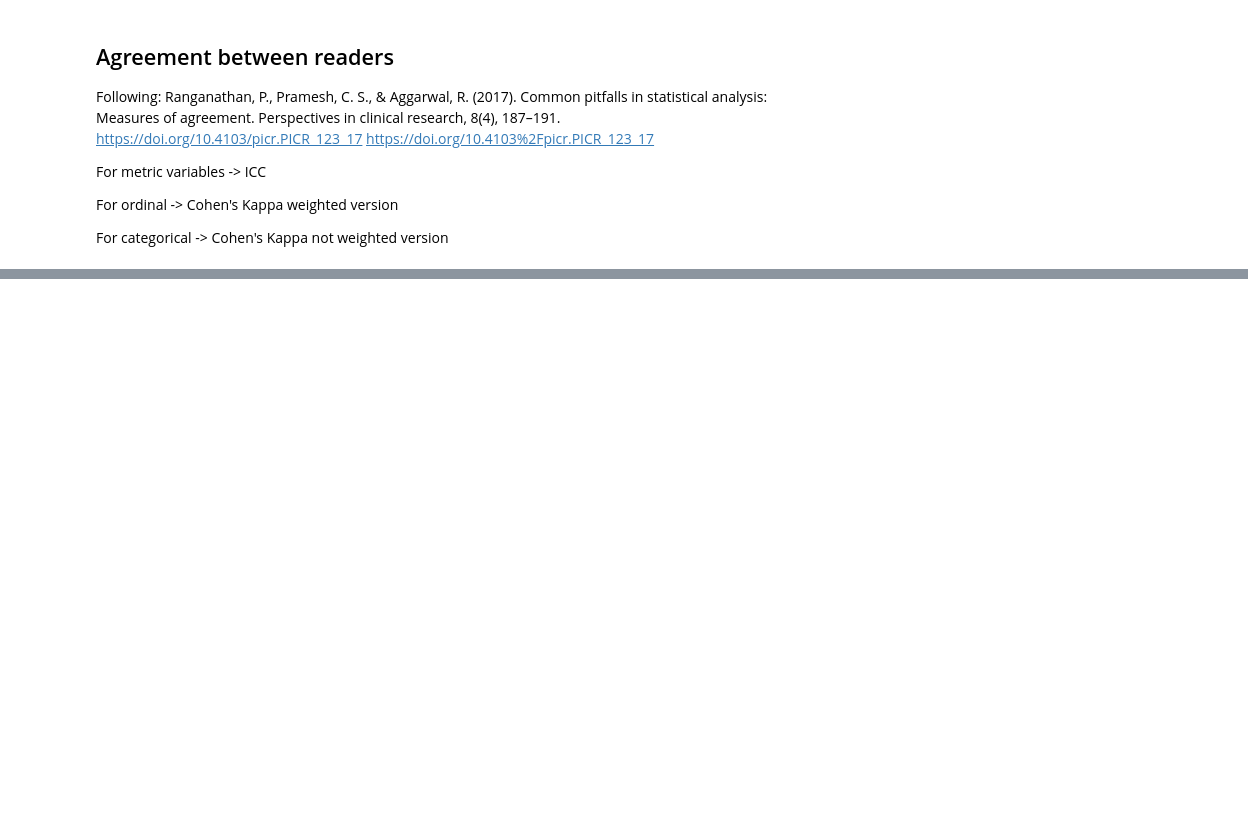
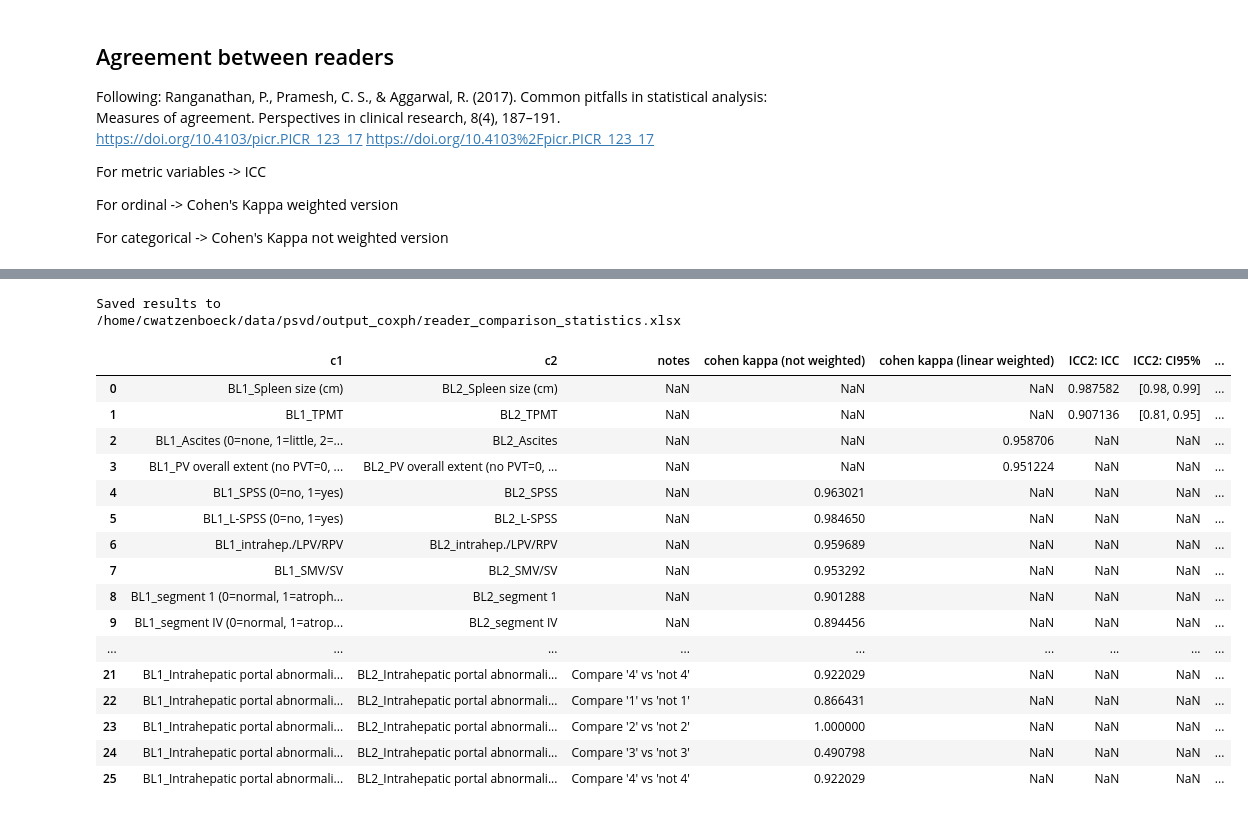
Before and after one commit to ClemensWatzenboeck/cdata_utils, a Jupyter notebook: nb/psvd/03_reader_comparison.ipynb, the cells around one changed output, grey strips where cells are left out. Cells and saved outputs as stored; diff of their text form; code cells hidden in the pictures; blank space fills up the shorter version.

```diff
--- a/nb/psvd/03_reader_comparison.ipynb
+++ b/nb/psvd/03_reader_comparison.ipynb
@@ -339,0 +491,7 @@ agreement_results_non_metric
+# %%
+agreement_results_non_metric_no_weight = icc_stats_df(df_tmp[~m], df, calculate_kappa=True, calculate_kappa_linear=False, bootstrap=True)
+
+
+
+agreement_results_non_metric = pd.concat([agreement_results_non_metric_lin, agreement_results_non_metric_no_weight]).reset_index(drop=True)
+agreement_results_non_metric
@@ -350,12 +588,24 @@ y = df[c1]
 y1 = np.select([y==0, y==1, y=="only pv phase"], [0,1,2], default=np.nan)
 y = df[c2]
 y2 = np.select([y==0, y==1, y=="only pv phase"], [0,1,2], default=np.nan)
-kappa = cohen_kappa_score(y1, y2)
+
+
+
+y1 = data["y1"].to_numpy()
+y2 = data["y2"].to_numpy()
+data_bootstrap = (y1, y2)
+labels=np.array(list(set(y1) | set(y2)))
+print("labels = ", labels)
+estimator = lambda y1, y2: my_cohen_kappa_score(y1, y2, labels=labels, weights=None)
+kappa = estimator(y1, y2)
+res =  scipy.stats.bootstrap(data_bootstrap, estimator, paired=True, method='basic', random_state=rng, confidence_level=0.95)
+CI95 = [np.round(res.confidence_interval.low, 3), np.round(min(res.confidence_interval.high, 1), 3)]
 
 r = {"c1": c1,
      "c2": c2,
      "cohen kappa (not weighted)": kappa,
-     "notes": "The entry 'only pv phase' was treated as a seperate category. "
+     "notes": "The entry 'only pv phase' was treated as a seperate category. ",
+     "cohen kappa (not weighted) -- bootstrap CI95": CI95
      }
 
 agreement_results_non_metric_other = pd.DataFrame([r])
@@ -445,5 +812,31 @@ agreement_results_non_metric_other
 # %%
 # save data
 df_results_all = pd.concat([agreement_results_metric, agreement_results_non_metric, agreement_results_non_metric_other]).reset_index().drop(columns=["index"])
-df_results_all[['c1', 'c2', 'notes', 'cohen kappa (not weighted)', 'cohen kappa (linear weighted)', 'ICC2:  ICC',
-                'ICC2:  Description', 'ICC2:  F', 'ICC2:  df1', 'ICC2:  df2', 'ICC2:  pval', 'ICC2:  CI95%']].to_excel(data_path_output / "reader_comparison_statistics.xlsx", index=False)
+df_results_all = df_results_all[['c1', 'c2', 'notes', 'cohen kappa (not weighted)', 'cohen kappa (linear weighted)', 'ICC2:  ICC', 'ICC2:  CI95%',
+                "cohen kappa (not weighted) -- bootstrap CI95",
+                "cohen kappa (linear weighted) -- bootstrap CI95"]]
+
+df_results_all.to_excel(data_path_output / "reader_comparison_statistics.xlsx", index=False)
+print("Saved results to ", data_path_output / "reader_comparison_statistics.xlsx")
+# %% [output]
+Saved results to  /home/cwatzenboeck/data/psvd/output_coxph/reader_comparison_statistics.xlsx
+# %%
+df_results_all
+# %% [output]
+|  | c1 | c2 | notes | cohen kappa (not weighted) | cohen kappa (linear weighted) | ICC2: ICC | ICC2: CI95% | ... |
+| 0 | BL1_Spleen size (cm) | BL2_Spleen size (cm) | NaN | NaN | NaN | 0.987582 | [0.98, 0.99] | ... |
+| 1 | BL1_TPMT | BL2_TPMT | NaN | NaN | NaN | 0.907136 | [0.81, 0.95] | ... |
+| 2 | BL1_Ascites (0=none, 1=little, 2=... | BL2_Ascites | NaN | NaN | 0.958706 | NaN | NaN | ... |
+| 3 | BL1_PV overall extent (no PVT=0, ... | BL2_PV overall extent (no PVT=0, ... | NaN | NaN | 0.951224 | NaN | NaN | ... |
+| 4 | BL1_SPSS (0=no, 1=yes) | BL2_SPSS | NaN | 0.963021 | NaN | NaN | NaN | ... |
+| 5 | BL1_L-SPSS (0=no, 1=yes) | BL2_L-SPSS | NaN | 0.984650 | NaN | NaN | NaN | ... |
+| 6 | BL1_intrahep./LPV/RPV | BL2_intrahep./LPV/RPV | NaN | 0.959689 | NaN | NaN | NaN | ... |
+| 7 | BL1_SMV/SV | BL2_SMV/SV | NaN | 0.953292 | NaN | NaN | NaN | ... |
+| 8 | BL1_segment 1 (0=normal, 1=atroph... | BL2_segment 1 | NaN | 0.901288 | NaN | NaN | NaN | ... |
+| 9 | BL1_segment IV (0=normal, 1=atrop... | BL2_segment IV | NaN | 0.894456 | NaN | NaN | NaN | ... |
+| ... | ... | ... | ... | ... | ... | ... | ... | ... |
+| 21 | BL1_Intrahepatic portal abnormali... | BL2_Intrahepatic portal abnormali... | Compare '4' vs 'not 4' | 0.922029 | NaN | NaN | NaN | ... |
+| 22 | BL1_Intrahepatic portal abnormali... | BL2_Intrahepatic portal abnormali... | Compare '1' vs 'not 1' | 0.866431 | NaN | NaN | NaN | ... |
+| 23 | BL1_Intrahepatic portal abnormali... | BL2_Intrahepatic portal abnormali... | Compare '2' vs 'not 2' | 1.000000 | NaN | NaN | NaN | ... |
+| 24 | BL1_Intrahepatic portal abnormali... | BL2_Intrahepatic portal abnormali... | Compare '3' vs 'not 3' | 0.490798 | NaN | NaN | NaN | ... |
+| 25 | BL1_Intrahepatic portal abnormali... | BL2_Intrahepatic portal abnormali... | Compare '4' vs 'not 4' | 0.922029 | NaN | NaN | NaN | ... |
```
Also changed, not shown: parts of 14 cells of this notebook.
